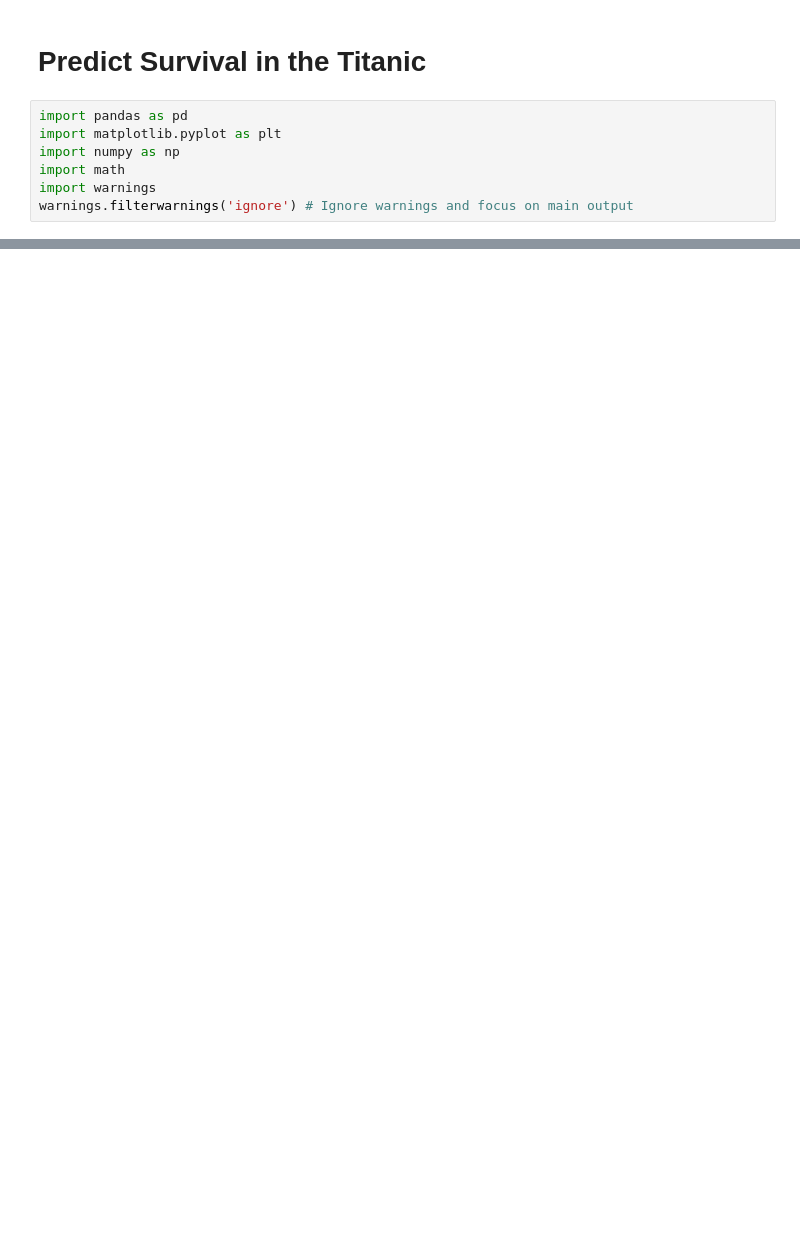
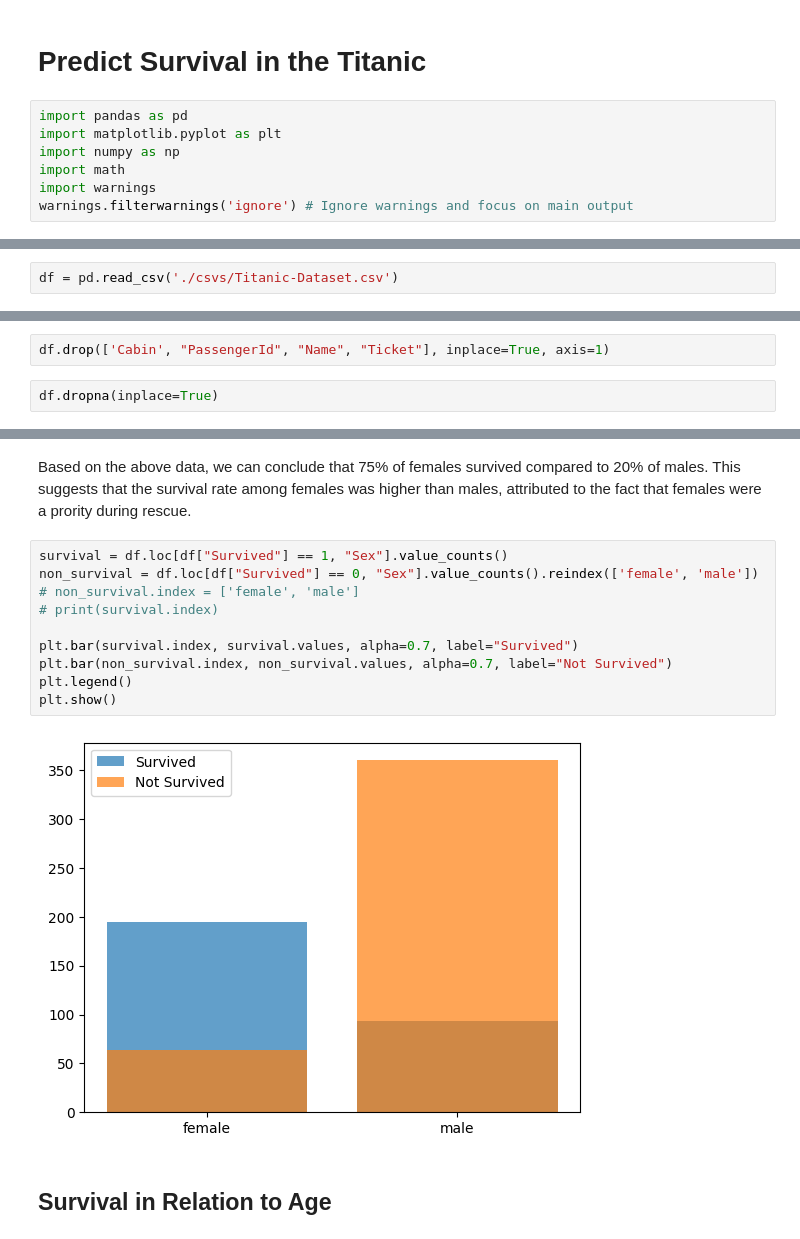
Before and after one commit to rawbil/models_V1, a Jupyter notebook: model1.ipynb, the cells around one changed output, grey strips where cells are left out. Saved outputs shown, nothing was run; the diff lists cells and outputs as text; blank space fills up the shorter version.

Commit message:
feat: Updated model with proper data visualization

```diff
--- a/model1.ipynb
+++ b/model1.ipynb
@@ -512,0 +12,2 @@ plt.show()
+# %%
+df = pd.read_csv('./csvs/Titanic-Dataset.csv')
@@ -512,0 +33,4 @@ plt.show()
+# %%
+df.drop(['Cabin', "PassengerId", "Name", "Ticket"], inplace=True, axis=1)
+# %%
+df.dropna(inplace=True)
@@ -512,0 +90,16 @@ plt.show()
+# %% [markdown]
+Based on the above data, we can conclude that 75% of females survived compared to 20% of males. This suggests that the survival rate among females was higher than males, attributed to the fact that females were a prority during rescue.
+# %%
+survival = df.loc[df["Survived"] == 1, "Sex"].value_counts()
+non_survival = df.loc[df["Survived"] == 0, "Sex"].value_counts().reindex(['female', 'male'])
+# non_survival.index = ['female', 'male']
+# print(survival.index)
+
+plt.bar(survival.index, survival.values, alpha=0.7, label="Survived")
+plt.bar(non_survival.index, non_survival.values, alpha=0.7, label="Not Survived")
+plt.legend()
+plt.show()
+# %% [output]
+[figure, added]
+# %% [markdown]
+## Survival in Relation to Age
```
Also changed, not shown: parts of 92 cells of this notebook, 2 other files.
